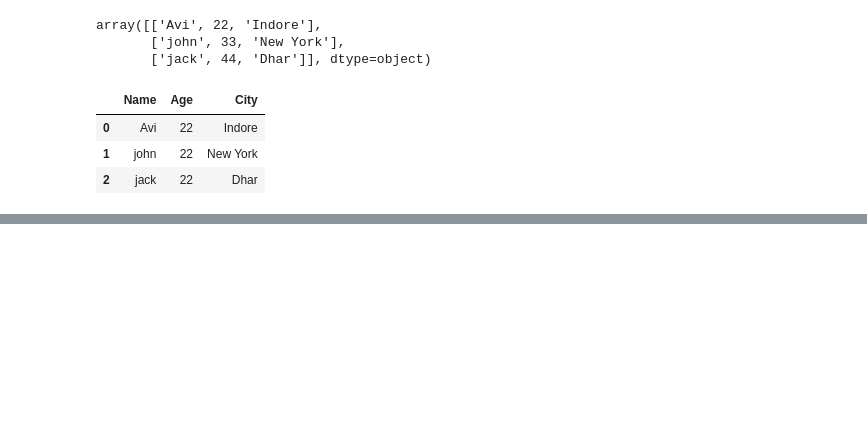
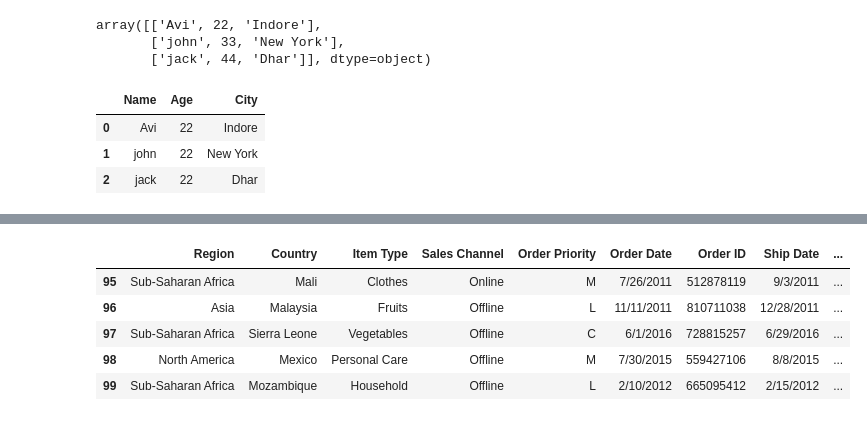
Before and after one commit to Avinash7868/pythonLearning, a Jupyter notebook: udemy_course/Data Analysis with python/pandas.ipynb, the cells around one changed output, grey strips where cells are left out. Saved outputs shown, nothing was run; the diff lists cells and outputs as text; code cells hidden in the pictures; blank space fills up the shorter version.

```diff
--- a/udemy_course/Data Analysis with python/pandas.ipynb
+++ b/udemy_course/Data Analysis with python/pandas.ipynb
@@ -76,0 +89,10 @@ pd.DataFrame(data)
+# %%
+# Last five records
+df.tail()
+# %% [output]
+|  | Region | Country | Item Type | Sales Channel | Order Priority | Order Date | Order ID | Ship Date | ... |
+| 95 | Sub-Saharan Africa | Mali | Clothes | Online | M | 7/26/2011 | 512878119 | 9/3/2011 | ... |
+| 96 | Asia | Malaysia | Fruits | Offline | L | 11/11/2011 | 810711038 | 12/28/2011 | ... |
+| 97 | Sub-Saharan Africa | Sierra Leone | Vegetables | Offline | C | 6/1/2016 | 728815257 | 6/29/2016 | ... |
+| 98 | North America | Mexico | Personal Care | Offline | M | 7/30/2015 | 559427106 | 8/8/2015 | ... |
+| 99 | Sub-Saharan Africa | Mozambique | Household | Offline | L | 2/10/2012 | 665095412 | 2/15/2012 | ... |
```
Also changed, not shown: parts of 21 cells of this notebook, 6 other files.
